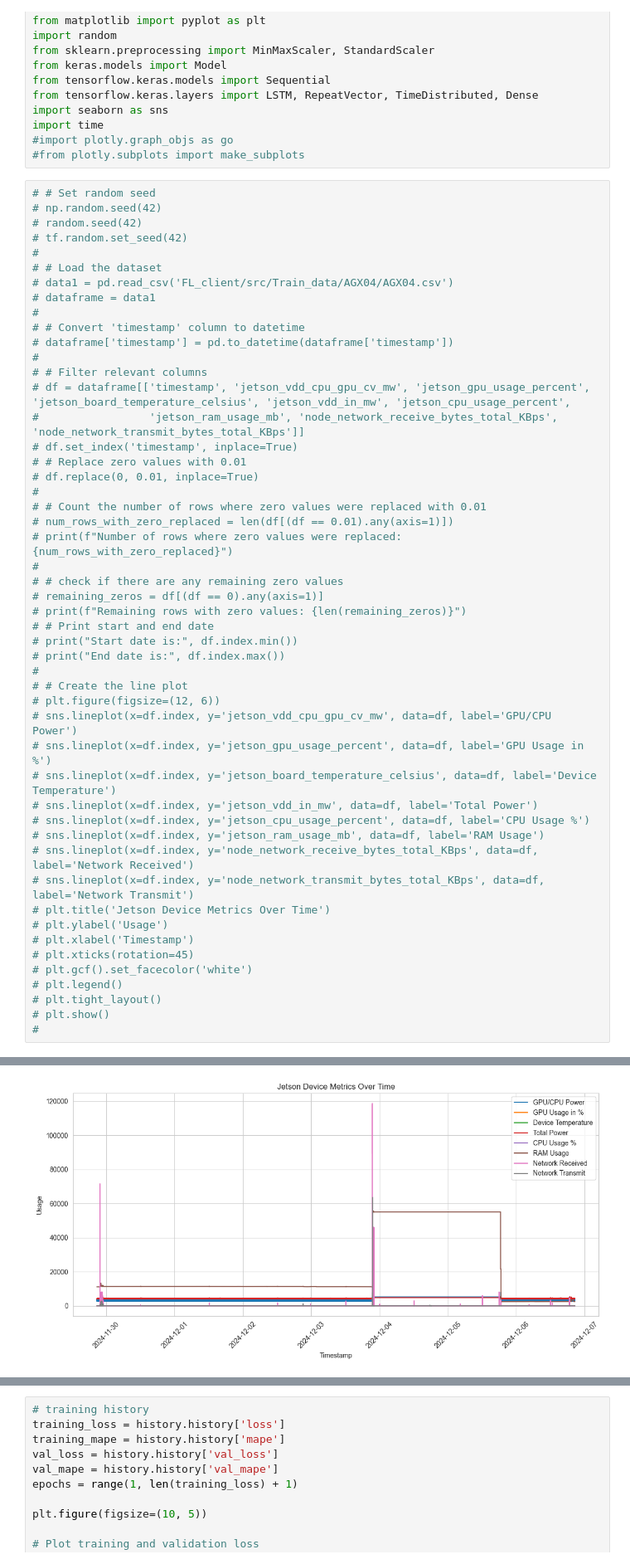
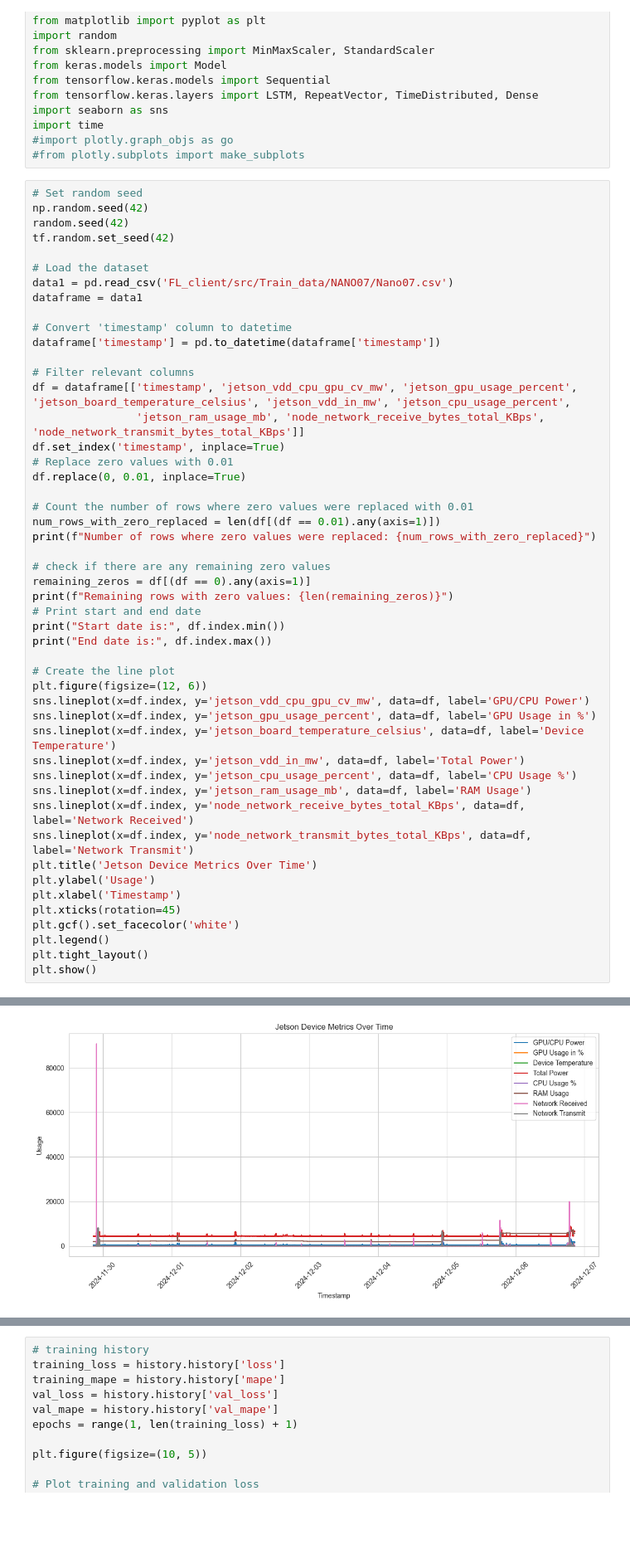
Before and after one commit to DECSResearch/Attack-Classification---Metrics-based, a Jupyter notebook: LSTM.ipynb, the cells around one changed output, grey strips where cells are left out. Shown at 83% size. Drawn from its saved outputs; the diff is of its cells as text; blank space fills up the shorter version.

```diff
--- a/LSTM.ipynb
+++ b/LSTM.ipynb
@@ -17,53 +17,52 @@ import time
 #import plotly.graph_objs as go
 #from plotly.subplots import make_subplots
 # %%
-# # Set random seed
-# np.random.seed(42)
-# random.seed(42)
-# tf.random.set_seed(42)
-#
-# # Load the dataset
-# data1 = pd.read_csv('FL_client/src/Train_data/AGX04/AGX04.csv')
-# dataframe = data1
-#
-# # Convert 'timestamp' column to datetime
-# dataframe['timestamp'] = pd.to_datetime(dataframe['timestamp'])
-#
-# # Filter relevant columns
-# df = dataframe[['timestamp', 'jetson_vdd_cpu_gpu_cv_mw', 'jetson_gpu_usage_percent', 'jetson_board_temperature_celsius', 'jetson_vdd_in_mw', 'jetson_cpu_usage_percent',
-#                 'jetson_ram_usage_mb', 'node_network_receive_bytes_total_KBps', 'node_network_transmit_bytes_total_KBps']]
-# df.set_index('timestamp', inplace=True)
-# # Replace zero values with 0.01
-# df.replace(0, 0.01, inplace=True)
-#
-# # Count the number of rows where zero values were replaced with 0.01
-# num_rows_with_zero_replaced = len(df[(df == 0.01).any(axis=1)])
-# print(f"Number of rows where zero values were replaced: {num_rows_with_zero_replaced}")
-#
-# # check if there are any remaining zero values
-# remaining_zeros = df[(df == 0).any(axis=1)]
-# print(f"Remaining rows with zero values: {len(remaining_zeros)}")
-# # Print start and end date
-# print("Start date is:", df.index.min())
-# print("End date is:", df.index.max())
-#
-# # Create the line plot
-# plt.figure(figsize=(12, 6))
-# sns.lineplot(x=df.index, y='jetson_vdd_cpu_gpu_cv_mw', data=df, label='GPU/CPU Power')
-# sns.lineplot(x=df.index, y='jetson_gpu_usage_percent', data=df, label='GPU Usage in %')
-# sns.lineplot(x=df.index, y='jetson_board_temperature_celsius', data=df, label='Device Temperature')
-# sns.lineplot(x=df.index, y='jetson_vdd_in_mw', data=df, label='Total Power')
-# sns.lineplot(x=df.index, y='jetson_cpu_usage_percent', data=df, label='CPU Usage %')
-# sns.lineplot(x=df.index, y='jetson_ram_usage_mb', data=df, label='RAM Usage')
-# sns.lineplot(x=df.index, y='node_network_receive_bytes_total_KBps', data=df, label='Network Received')
-# sns.lineplot(x=df.index, y='node_network_transmit_bytes_total_KBps', data=df, label='Network Transmit')
-# plt.title('Jetson Device Metrics Over Time')
-# plt.ylabel('Usage')
-# plt.xlabel('Timestamp')
-# plt.xticks(rotation=45)
-# plt.gcf().set_facecolor('white')
-# plt.legend()
-# plt.tight_layout()
-# plt.show()
-#
+# Set random seed
+np.random.seed(42)
+random.seed(42)
+tf.random.set_seed(42)
+
+# Load the dataset
+data1 = pd.read_csv('FL_client/src/Train_data/NANO07/Nano07.csv')
+dataframe = data1
+
+# Convert 'timestamp' column to datetime
+dataframe['timestamp'] = pd.to_datetime(dataframe['timestamp'])
+
+# Filter relevant columns
+df = dataframe[['timestamp', 'jetson_vdd_cpu_gpu_cv_mw', 'jetson_gpu_usage_percent', 'jetson_board_temperature_celsius', 'jetson_vdd_in_mw', 'jetson_cpu_usage_percent',
+                'jetson_ram_usage_mb', 'node_network_receive_bytes_total_KBps', 'node_network_transmit_bytes_total_KBps']]
+df.set_index('timestamp', inplace=True)
+# Replace zero values with 0.01
+df.replace(0, 0.01, inplace=True)
+
+# Count the number of rows where zero values were replaced with 0.01
+num_rows_with_zero_replaced = len(df[(df == 0.01).any(axis=1)])
+print(f"Number of rows where zero values were replaced: {num_rows_with_zero_replaced}")
+
+# check if there are any remaining zero values
+remaining_zeros = df[(df == 0).any(axis=1)]
+print(f"Remaining rows with zero values: {len(remaining_zeros)}")
+# Print start and end date
+print("Start date is:", df.index.min())
+print("End date is:", df.index.max())
+
+# Create the line plot
+plt.figure(figsize=(12, 6))
+sns.lineplot(x=df.index, y='jetson_vdd_cpu_gpu_cv_mw', data=df, label='GPU/CPU Power')
+sns.lineplot(x=df.index, y='jetson_gpu_usage_percent', data=df, label='GPU Usage in %')
+sns.lineplot(x=df.index, y='jetson_board_temperature_celsius', data=df, label='Device Temperature')
+sns.lineplot(x=df.index, y='jetson_vdd_in_mw', data=df, label='Total Power')
+sns.lineplot(x=df.index, y='jetson_cpu_usage_percent', data=df, label='CPU Usage %')
+sns.lineplot(x=df.index, y='jetson_ram_usage_mb', data=df, label='RAM Usage')
+sns.lineplot(x=df.index, y='node_network_receive_bytes_total_KBps', data=df, label='Network Received')
+sns.lineplot(x=df.index, y='node_network_transmit_bytes_total_KBps', data=df, label='Network Transmit')
+plt.title('Jetson Device Metrics Over Time')
+plt.ylabel('Usage')
+plt.xlabel('Timestamp')
+plt.xticks(rotation=45)
+plt.gcf().set_facecolor('white')
+plt.legend()
+plt.tight_layout()
+plt.show()
 # %% [output]
@@ -71,5 +70,5 @@ Number of rows where zero values were replaced: 602766
 Remaining rows with zero values: 0
 Start date is: 2024-11-29 20:40:32
 End date is: 2024-12-06 20:40:32
-[figure, old version]
+[figure, new version]
 # %%
```
Also changed, not shown: parts of 7 cells of this notebook, 2 other files.
